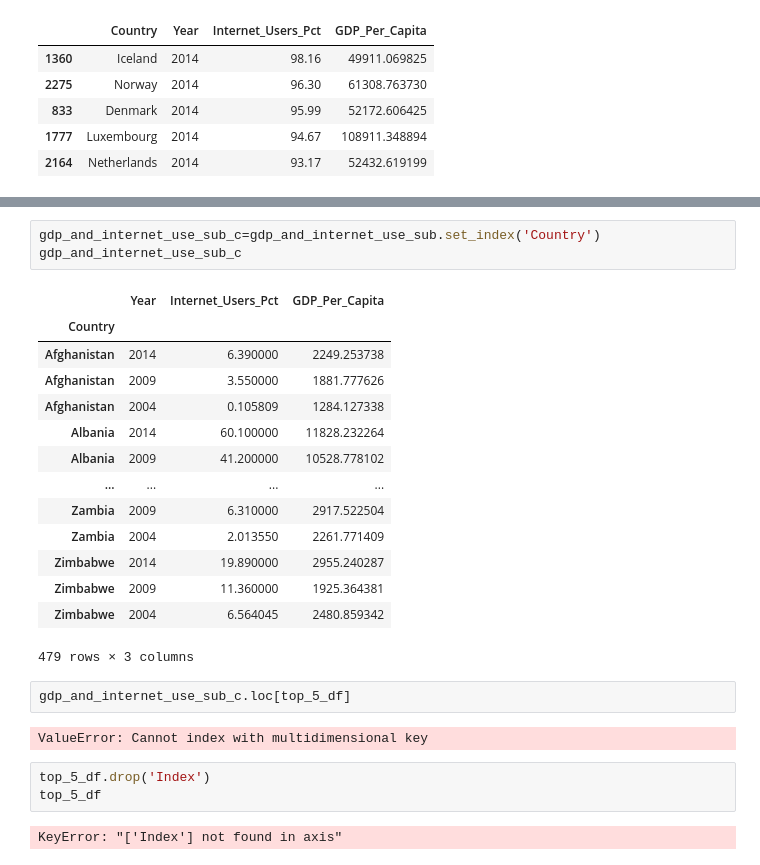
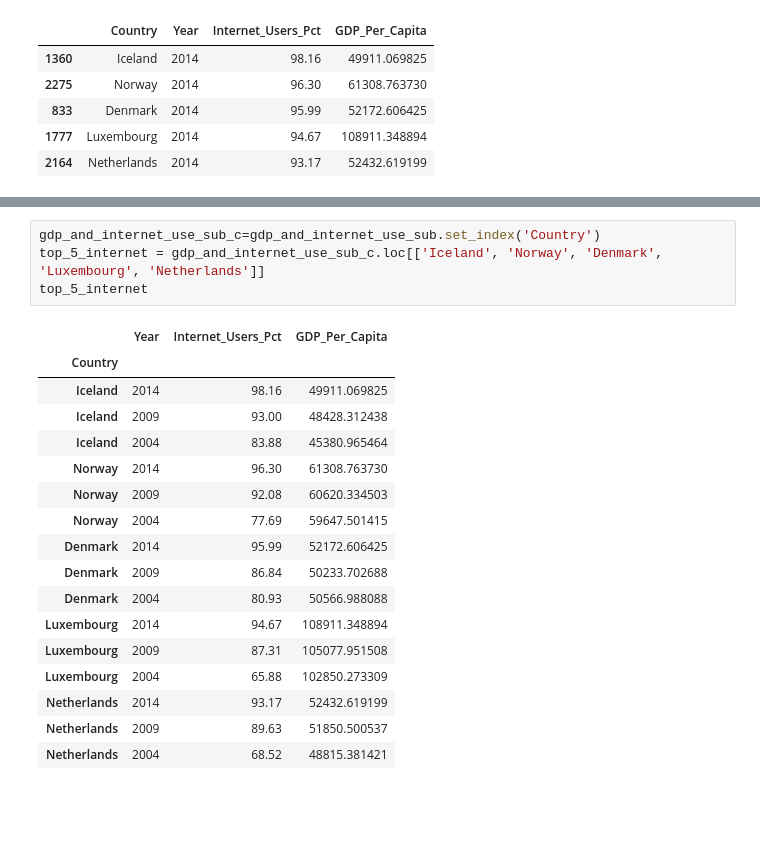
Before and after one commit to TheRealIanGray/gdp-and-internet-usage-TheRealIanGray, a Jupyter notebook: First Python Project.ipynb, the cells around one changed output, grey strips where cells are left out. Saved outputs shown, nothing was run; the diff lists cells and outputs as text; blank space fills up the shorter version.

```diff
--- a/First Python Project.ipynb
+++ b/First Python Project.ipynb
@@ -257,27 +251,22 @@ SyntaxError: unexpected EOF while parsing (<ipython-input-59-1bc370751ad5>, line
 # %%
 gdp_and_internet_use_sub_c=gdp_and_internet_use_sub.set_index('Country')
-gdp_and_internet_use_sub_c
+top_5_internet = gdp_and_internet_use_sub_c.loc[['Iceland', 'Norway', 'Denmark', 'Luxembourg', 'Netherlands']]
+top_5_internet
 # %% [output]
 |  | Year | Internet_Users_Pct | GDP_Per_Capita |
 | Country |  |  |  |
-| Afghanistan | 2014 | 6.390000 | 2249.253738 |
-| Afghanistan | 2009 | 3.550000 | 1881.777626 |
-| Afghanistan | 2004 | 0.105809 | 1284.127338 |
-| Albania | 2014 | 60.100000 | 11828.232264 |
-| Albania | 2009 | 41.200000 | 10528.778102 |
-| ... | ... | ... | ... |
-| Zambia | 2009 | 6.310000 | 2917.522504 |
-| Zambia | 2004 | 2.013550 | 2261.771409 |
-| Zimbabwe | 2014 | 19.890000 | 2955.240287 |
-| Zimbabwe | 2009 | 11.360000 | 1925.364381 |
-| Zimbabwe | 2004 | 6.564045 | 2480.859342 |
+| Iceland | 2014 | 98.16 | 49911.069825 |
+| Iceland | 2009 | 93.00 | 48428.312438 |
+| Iceland | 2004 | 83.88 | 45380.965464 |
+| Norway | 2014 | 96.30 | 61308.763730 |
+| Norway | 2009 | 92.08 | 60620.334503 |
+| Norway | 2004 | 77.69 | 59647.501415 |
+| Denmark | 2014 | 95.99 | 52172.606425 |
+| Denmark | 2009 | 86.84 | 50233.702688 |
+| Denmark | 2004 | 80.93 | 50566.988088 |
+| Luxembourg | 2014 | 94.67 | 108911.348894 |
+| Luxembourg | 2009 | 87.31 | 105077.951508 |
+| Luxembourg | 2004 | 65.88 | 102850.273309 |
+| Netherlands | 2014 | 93.17 | 52432.619199 |
+| Netherlands | 2009 | 89.63 | 51850.500537 |
+| Netherlands | 2004 | 68.52 | 48815.381421 |
-479 rows × 3 columns
-# %%
-gdp_and_internet_use_sub_c.loc[top_5_df]
-# %% [output]
-ValueError: Cannot index with multidimensional key
-# %%
-top_5_df.drop('Index')
-top_5_df
-# %% [output]
-KeyError: "['Index'] not found in axis"
```
Also changed, not shown: parts of 4 cells of this notebook.
